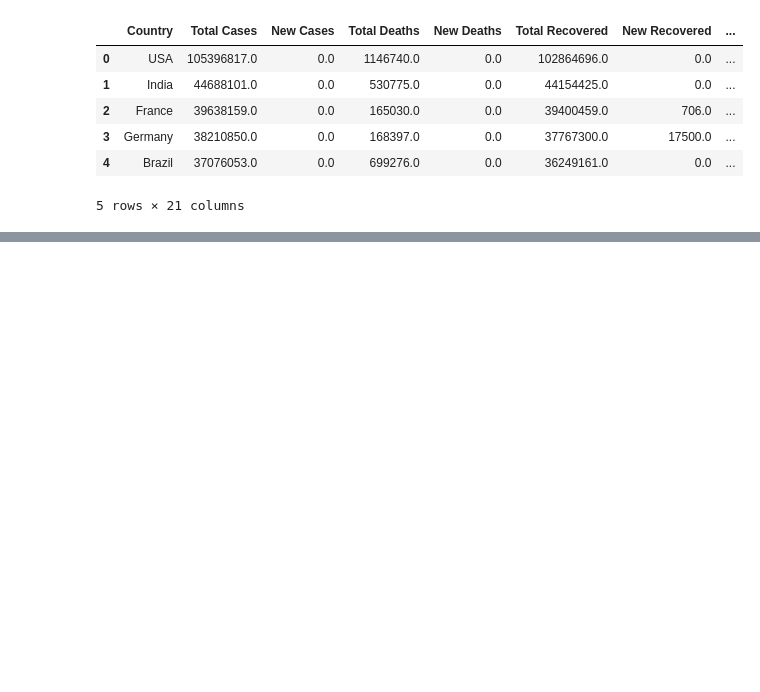
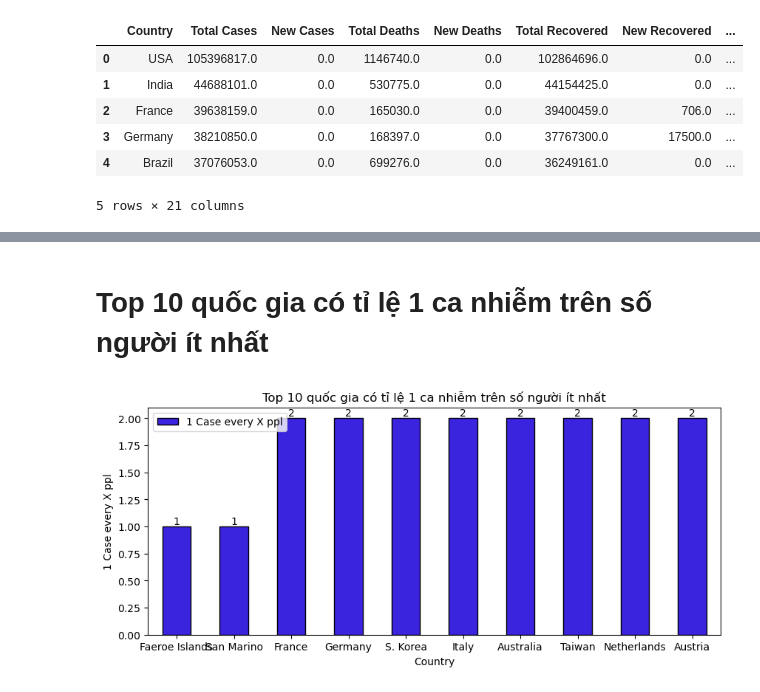
Before and after one commit to quytrungg/Group02_Lab01_CSC10108, a Jupyter notebook: data_analysis_visualize/QT_analysis.ipynb, the cells around one changed output, grey strips where cells are left out. Saved outputs shown, nothing was run; the diff lists cells and outputs as text; code cells hidden in the pictures; blank space fills up the shorter version.

```diff
--- a/data_analysis_visualize/QT_analysis.ipynb
+++ b/data_analysis_visualize/QT_analysis.ipynb
@@ -276,0 +102,25 @@ plt.show()
+# %% [markdown]
+# Top 10 quốc gia có tỉ lệ 1 ca nhiễm trên số người ít nhất
+# %%
+fig, ax = plt.subplots()
+ax.set_title("Top 10 quốc gia có tỉ lệ 1 ca nhiễm trên số người ít nhất")
+covid_df.drop(covid_df[covid_df['1 Case every X ppl'] == 0].index)[['Country', '1 Case every X ppl']].nsmallest(n=10, columns=['1 Case every X ppl']).plot(
+    kind="bar",
+    color=(0.23, 0.14, 0.87),
+    figsize=(10, 4),
+    x='Country',
+    xlabel="Country",
+    ylabel='1 Case every X ppl',
+    fontsize=10, ax=ax,
+    edgecolor="black"
+)
+
+ax.bar_label(
+    ax.containers[0],
+    fontsize=10,
+)
+
+ax.xaxis.set_tick_params(rotation=0)
+plt.show()
+# %% [output]
+[figure, added]
```
Also changed, not shown: parts of 40 cells of this notebook, 1 other file.
